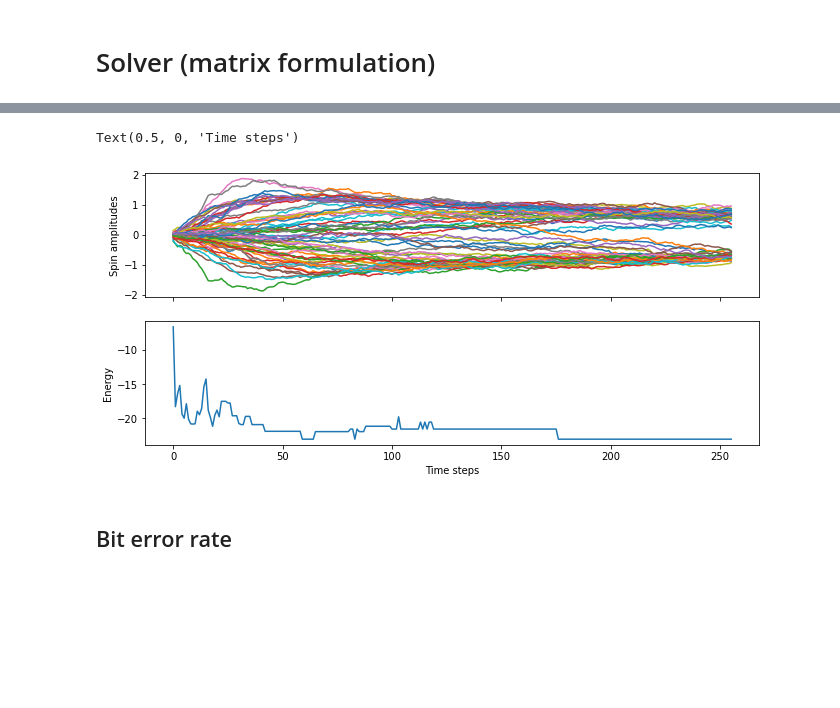
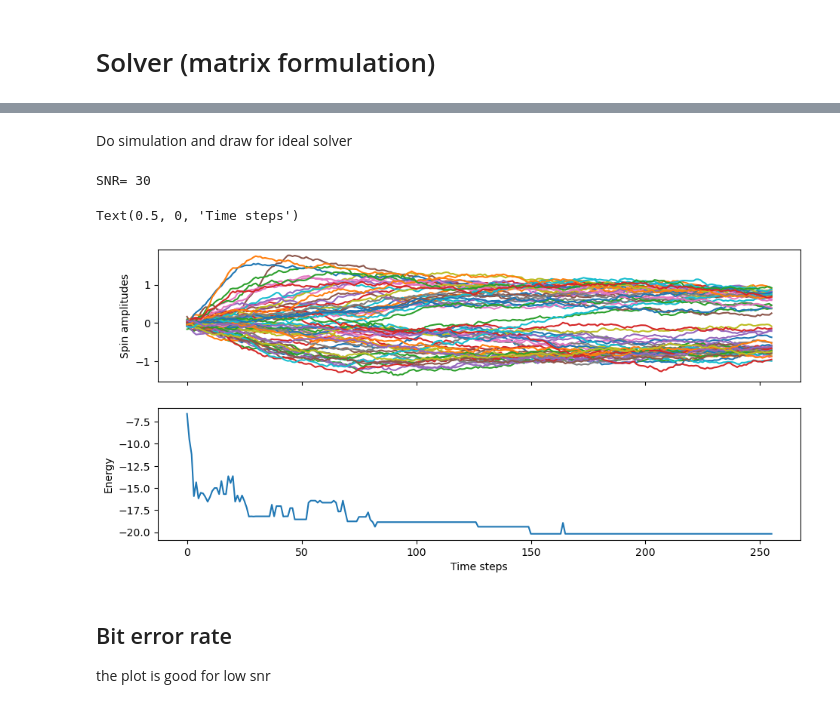
Before and after one commit to hy592/6775-Final-Project, a Jupyter notebook: DI_MIMO.ipynb, the cells around one changed output, grey strips where cells are left out. Cells and saved outputs as stored; diff of their text form; code cells hidden in the pictures; blank space fills up the shorter version.

```diff
--- a/DI_MIMO.ipynb
+++ b/DI_MIMO.ipynb
@@ -123,7 +92,7 @@ for k in range(numInstances):
 N_t = 16                #Number Of Transmit antennas
 N_r = 16                #Number of Receive antennas
 modulation = 16         #Type of modulation
-numInstances = 10000        #Number of Ising Instances to generate
+numInstances = 100       #Number of Ising Instances to generate
 
 bits_per_symbol = int(math.log2(modulation))
 
@@ -135,6 +104,8 @@ _qam = comm.QAMModem(modulation)
 
 totalBits = bits_per_symbol*N_t
 
-snr_list = [70,80,90,100] ## in dB
+snr_list = [0, 5, 10, 15, 20, 25, 30] ## in dB
+print("snr_list: ", snr_list)
 
 instance_type = "Nt"+str(N_t)+"_Nr"+str(N_r)+"_"+str(modulation)+"QAM/"
+print("instance_type: ", instance_type)
@@ -271,8 +270,17 @@ def CIM_AHC_tf(T_time, J, time_step, r=0.2, beta=0.05, coupling_str=0.07, mu=1,
     #x = 0.001 * np.random.rand(N, num_anneals) - 0.0005
     #error_var = np.abs(0.001 * np.random.rand(N, num_anneals) - 0.0005)
 
-    x = np.sqrt(0.001) * np.random.normal(0,1,(N, num_anneals))
-    error_var = np.abs(np.sqrt(0.001)* np.random.normal(0,1,(N, num_anneals)))
+    # for debug, load preset x and error_var
+    # x = np.sqrt(0.001) * np.random.normal(0,1,(N, num_anneals))
+    # error_var = np.abs(np.sqrt(0.001)* np.random.normal(0,1,(N, num_anneals)))
+
+    # load preset x and error_var from x_file.txt and error_var_file.txt (use the first row)
+    x = (np.loadtxt('x_file.txt')[:,:]).reshape(N, num_anneals)
+    error_var = (np.loadtxt('error_var_file.txt')[:,:]).reshape(N, num_anneals)
+    # print("x.shape = ", x.shape)
+    # print("error_var.shape = ", error_var.shape)
+
+
     etc_flag = np.ones((N, num_anneals))
 
     energies = np.zeros((num_anneals, ticks))
@@ -342,5 +381,8 @@ def CIM_AHC_tf(T_time, J, time_step, r=0.2, beta=0.05, coupling_str=0.07, mu=1,
+# %% [markdown]
+Do simulation and draw for ideal solver
 # %%
-num_anneals = 64
+# num_anneals = 64
+num_anneals = 20
 
 N_steps = 256
 time_step = 0.01
@@ -357,59 +399,67 @@ use_sign = 1
 use_last = 0
 add_noise = 1
 
-# snr_list = [100]
-numInstances = 500
-
-# ## Seed for verification
-# np.random.seed(1)
-
 for snr in snr_list:
-    path_to_instances = path_to_all_instances + instance_type + str(snr) + "/"
-    path_to_solutions = path_to_all_solutions + instance_type + str(snr) + "/"
-    path_to_solved = path_to_all_solved + instance_type + str(snr) + "/"
+    path_to_instances  = path_to_all_instances  + instance_type + str(snr) + "/"
+    path_to_solutions  = path_to_all_solutions  + instance_type + str(snr) + "/"
+    path_to_solved     = path_to_all_solved     + instance_type + str(snr) + "/"
+    path_to_hls_solved = path_to_all_HLS_solved + instance_type + str(snr) + "/"
 
     # Check whether the specified path exists or not
     isExist = os.path.exists(path_to_instances)
-
     if not isExist:
-        print("No instances for snr = ", snr)
-        break
+      print("No instances for snr = ", snr)
+      print("Need to generate instances first")
+      break
 
     # Check whether the specified path exists or not
-    isExist = os.path.exists(path_to_solved)
+    isExist_solved = os.path.exists(path_to_solved)
+    if not isExist_solved:
+      os.makedirs(path_to_solved)
+      print("Created new directory for solved snr=", snr)
 
-    if not isExist:
-        os.makedirs(path_to_solved)
-        print("Created new directory for solved snr=", snr)
+    isExist_hls_solved = os.path.exists(path_to_hls_solved)
+    if not isExist_hls_solved:
+      os.makedirs(path_to_hls_solved)
+      print("Created new directory for HLS solved snr=", snr)
 
     for k in range(numInstances):
-        file = open(path_to_instances + "DI_MIMO_J_Quad_" + str(k) + ".txt", "r")
-        J = np.loadtxt(file)
-        file.close()
+        with open(path_to_instances + "DI_MIMO_J_Quad_" + str(k) + ".txt", "r") as file:
+            # print("Reading file ", path_to_instances + "DI_MIMO_J_Quad_" + str(k) + ".txt")
+            J = np.loadtxt(file)
         N = len(J)
 
         data, energies, solution, best_energy = CIM_AHC_tf(total_time, J, time_step=time_step, \
             r=r, mu = 1, beta=beta, target_a_baseline=target_a_baseline, \
                 num_anneals=num_anneals, coupling_str=coupling_str, \
                 use_sign=use_sign, gamma=gamma, modulate_parameter="target_a", add_noise=add_noise)  # target_a or coupling_str
         # print("Best energy = ", best_energy)
-        file = open(path_to_solved +  "DI_MIMO_sol_" + str(k) + ".txt", "w")
-        np.savetxt(file, solution, fmt="%s")
-        file.close()
+
+        # when solution is all zero, means the algorithm converge
+        n = 2*N_t
+        # print("solution.shape=", solution.shape)
+        # print(solution[0:n]+solution[n:2*n])
+
+        with open(path_to_solved +  "DI_MIMO_sol_" + str(k) + ".txt", "w") as file:
+          np.savetxt(file, solution, fmt="%s")
 
 fig, ax = plt.subplots(2,1, sharex = True, figsize=(11,5))
 
 for i in range(N):
     ax[0].plot(data[i,:])
 
+print("SNR=", snr_list[-1])
 ax[0].set_ylabel("Spin amplitudes")
 ax[1].plot(energies)
 ax[1].set_ylabel("Energy")
 plt.xlabel("Time steps")
 # %% [output]
-Text(0.5, 0, 'Time steps')
+SNR= 30
+Text(0.5, 0, 'Time steps')
-[figure, old version]
+[figure, new version]
 # %% [markdown]
 ## Bit error rate
+
+the plot is good for low snr
 # %%
 ## This cell is to calculate the bit error rate once we have a solution
```
Also changed, not shown: parts of 20 cells of this notebook, 8 other files.
